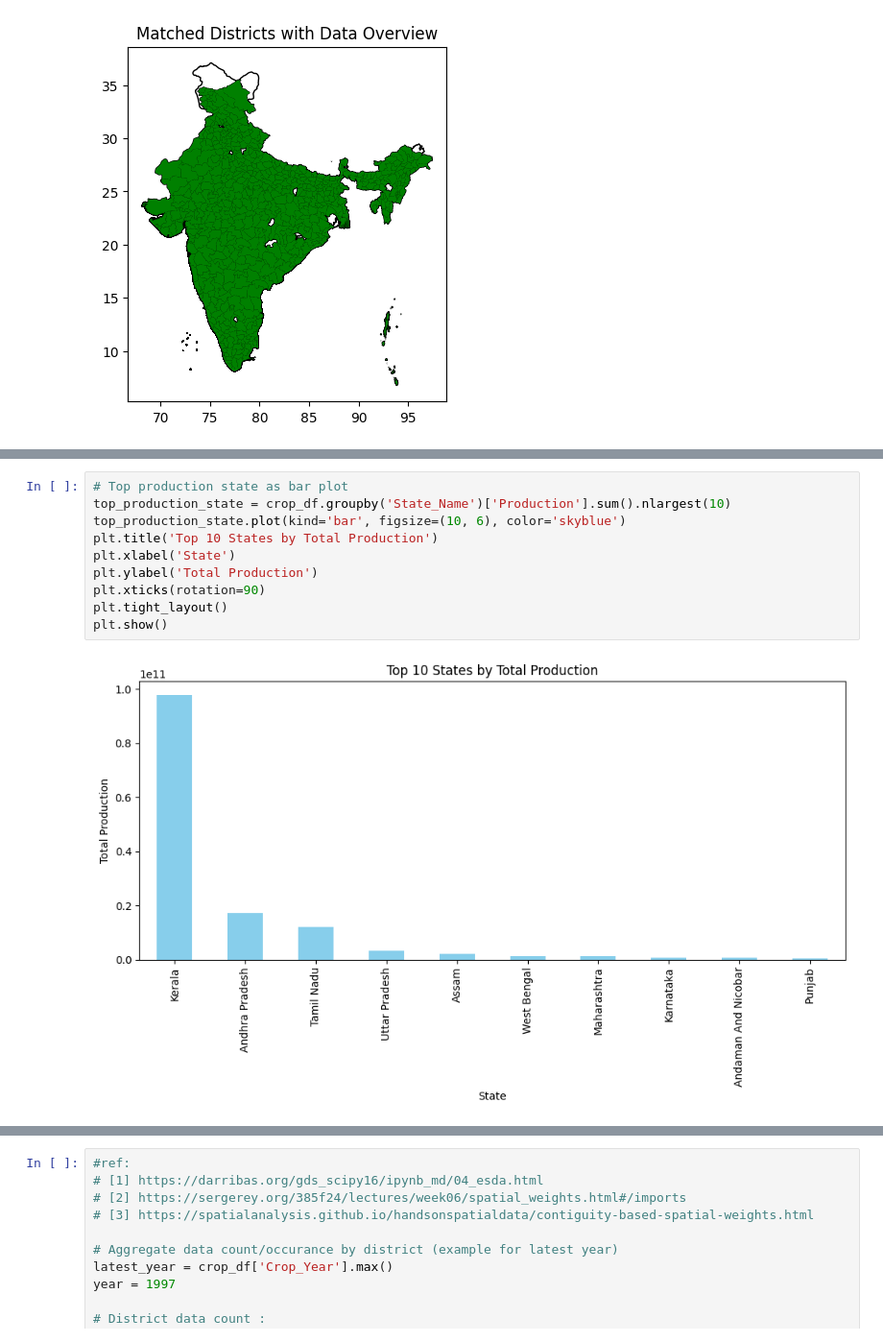
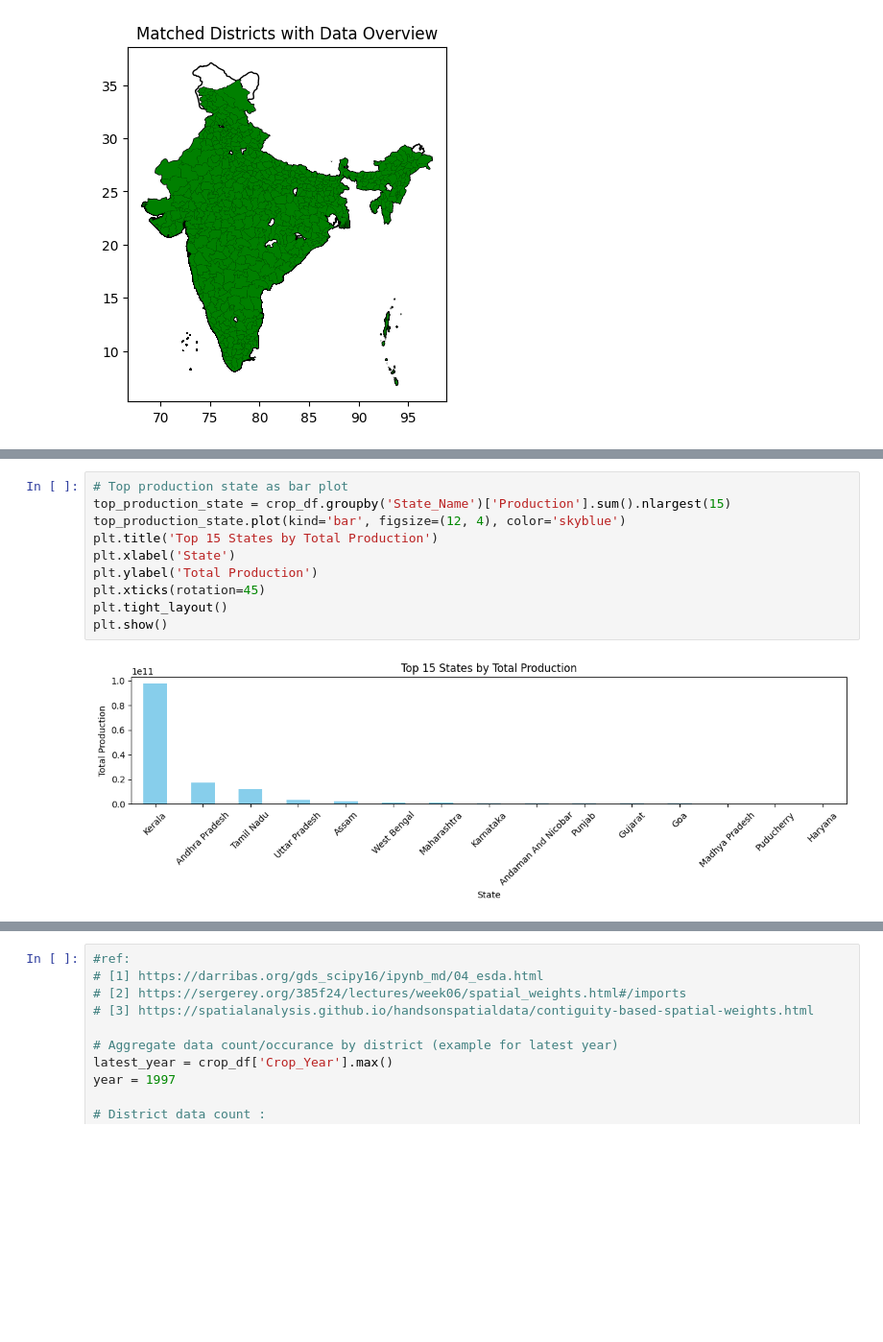
Before and after one commit to MLTesla/IndiaCropProductionEDA, a Jupyter notebook: Report.ipynb, the cells around one changed output, grey strips where cells are left out. Shown at 96% size. Drawn from its saved outputs; the diff is of its cells as text; blank space fills up the shorter version.

```diff
--- a/Report.ipynb
+++ b/Report.ipynb
@@ -261,12 +364,12 @@ Top 10 Crops by Production (Out of total 126 distinct crops in dataset):
 # %%
 # Top production state as bar plot
-top_production_state = crop_df.groupby('State_Name')['Production'].sum().nlargest(10)
-top_production_state.plot(kind='bar', figsize=(10, 6), color='skyblue')
-plt.title('Top 10 States by Total Production')
+top_production_state = crop_df.groupby('State_Name')['Production'].sum().nlargest(15)
+top_production_state.plot(kind='bar', figsize=(12, 4), color='skyblue')
+plt.title('Top 15 States by Total Production')
 plt.xlabel('State')
 plt.ylabel('Total Production')
-plt.xticks(rotation=90)
+plt.xticks(rotation=45)
 plt.tight_layout()
 plt.show()
 # %% [output]
-[figure, old version]
+[figure, new version]
```
Also changed, not shown: parts of 14 cells of this notebook.
